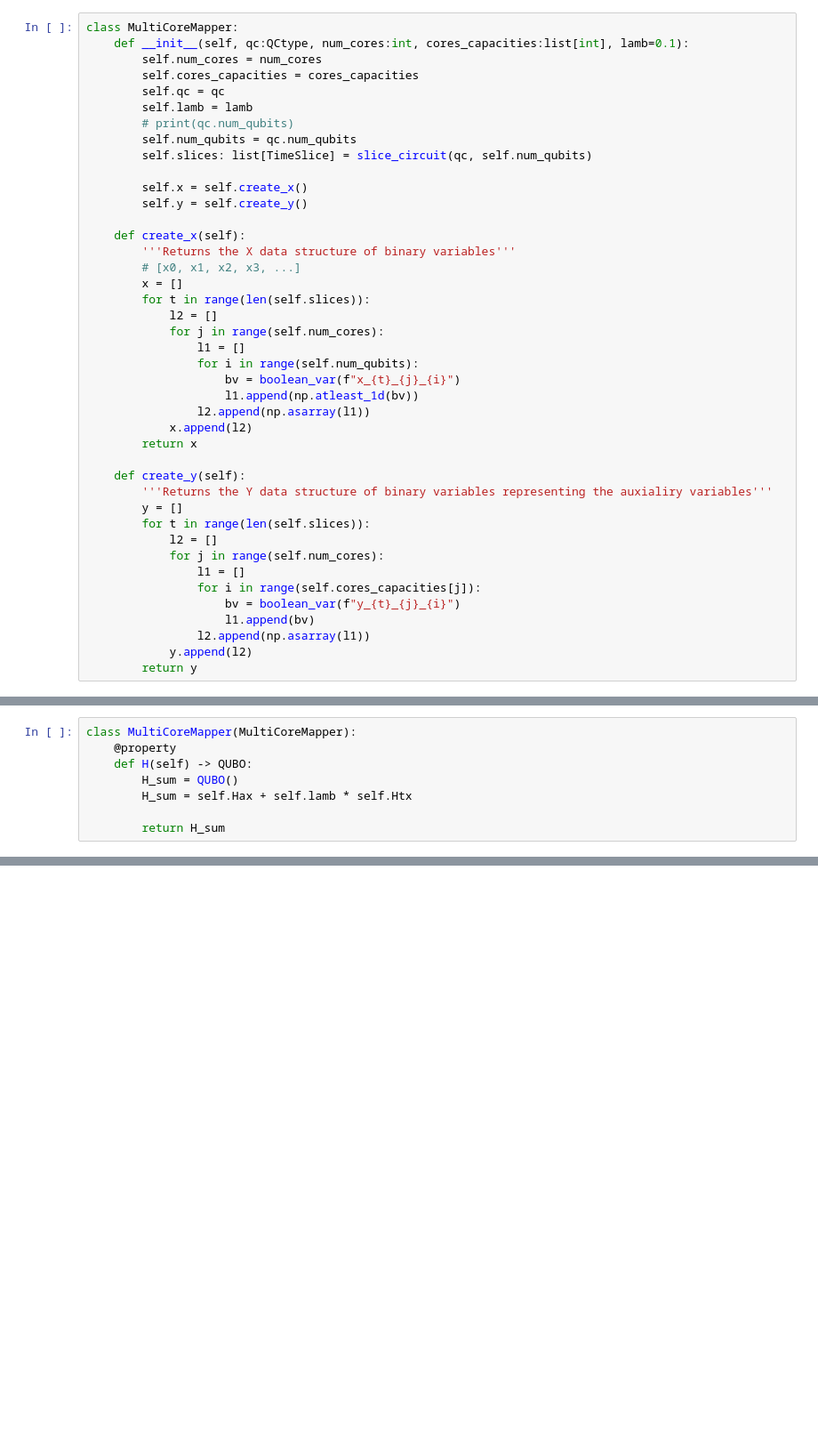
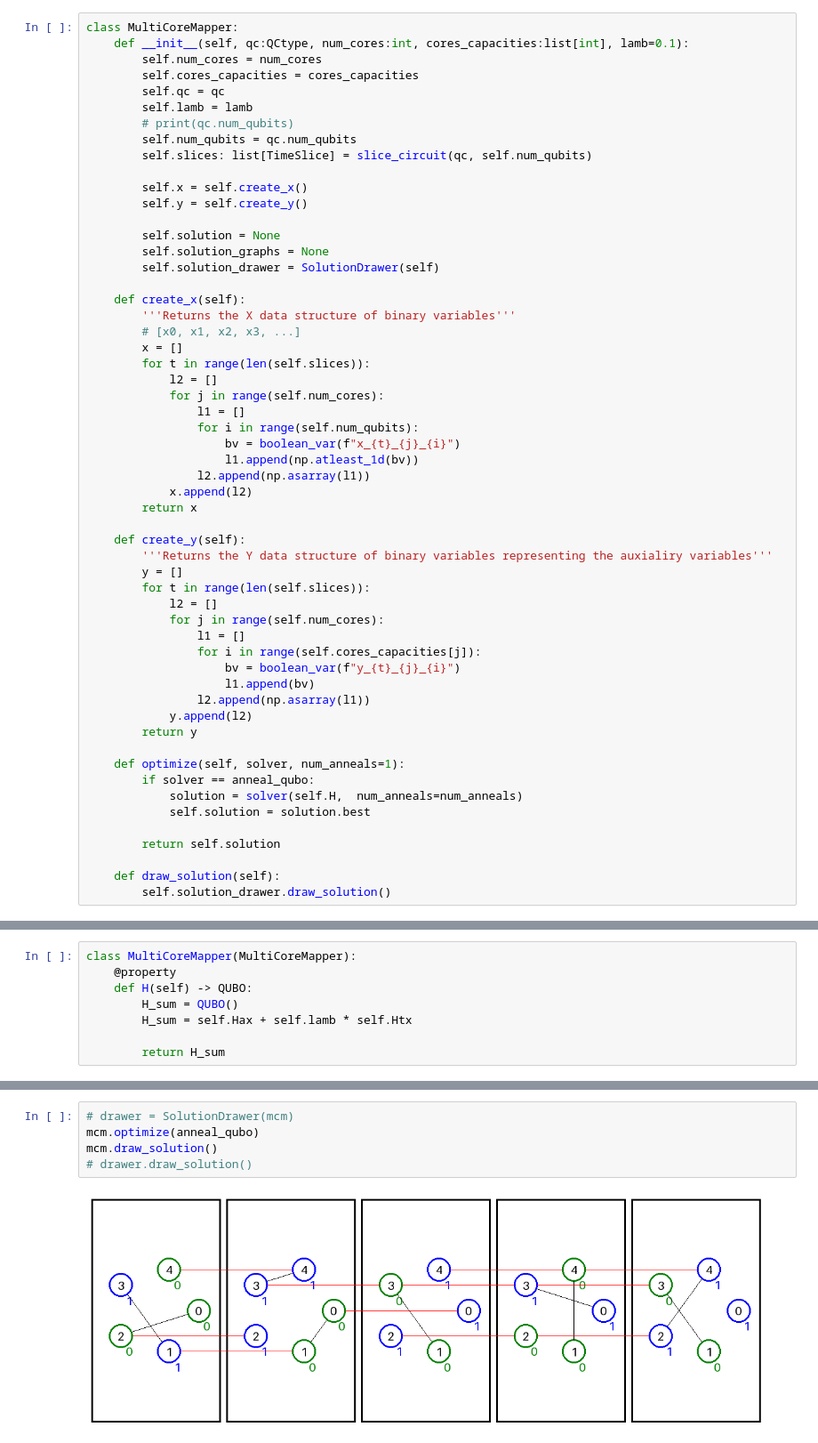
Before and after one commit to gamberoillecito/Mapping-quantum-circuits-to-modular-architectures-with-QUBO, a Jupyter notebook: project.ipynb, the cells around one changed output, grey strips where cells are left out. Shown: that part at 89% size. Cells and saved outputs as stored; diff of their text form; blank space fills up the shorter version.

Commit message:
moved solution drawer to its own class

```diff
--- a/project.ipynb
+++ b/project.ipynb
@@ -470,6 +605,10 @@ class MultiCoreMapper:
 
         self.x = self.create_x()
         self.y = self.create_y()
+
+        self.solution = None
+        self.solution_graphs = None
+        self.solution_drawer = SolutionDrawer(self)
 
     def create_x(self):
         '''Returns the X data structure of binary variables'''
@@ -499,6 +638,16 @@ class MultiCoreMapper:
                 l2.append(np.asarray(l1))
             y.append(l2)
         return y
+
+    def optimize(self, solver, num_anneals=1):
+        if solver == anneal_qubo:
+            solution = solver(self.H,  num_anneals=num_anneals)
+            self.solution = solution.best
+
+        return self.solution
+
+    def draw_solution(self):
+        self.solution_drawer.draw_solution()
 # %% [markdown]
 $$
 R({\bf x}^{t}):=\sum_{j=1}^{k}\left(\sum_{i=1}^{n}x_{i j}^{t}-\sum_{i^{\prime}=1}^{c_{j}}y_{i^{\prime}j}^{t}\right)^{2}
@@ -875,0 +784,7 @@ k: 1, k_follow: 0, qubit: 4, t: 3, t_follow: 4
+# %%
+# drawer = SolutionDrawer(mcm)
+mcm.optimize(anneal_qubo)
+mcm.draw_solution()
+# drawer.draw_solution()
+# %% [output]
+[figure, added]
```
Also changed, not shown: parts of 6 cells of this notebook.
